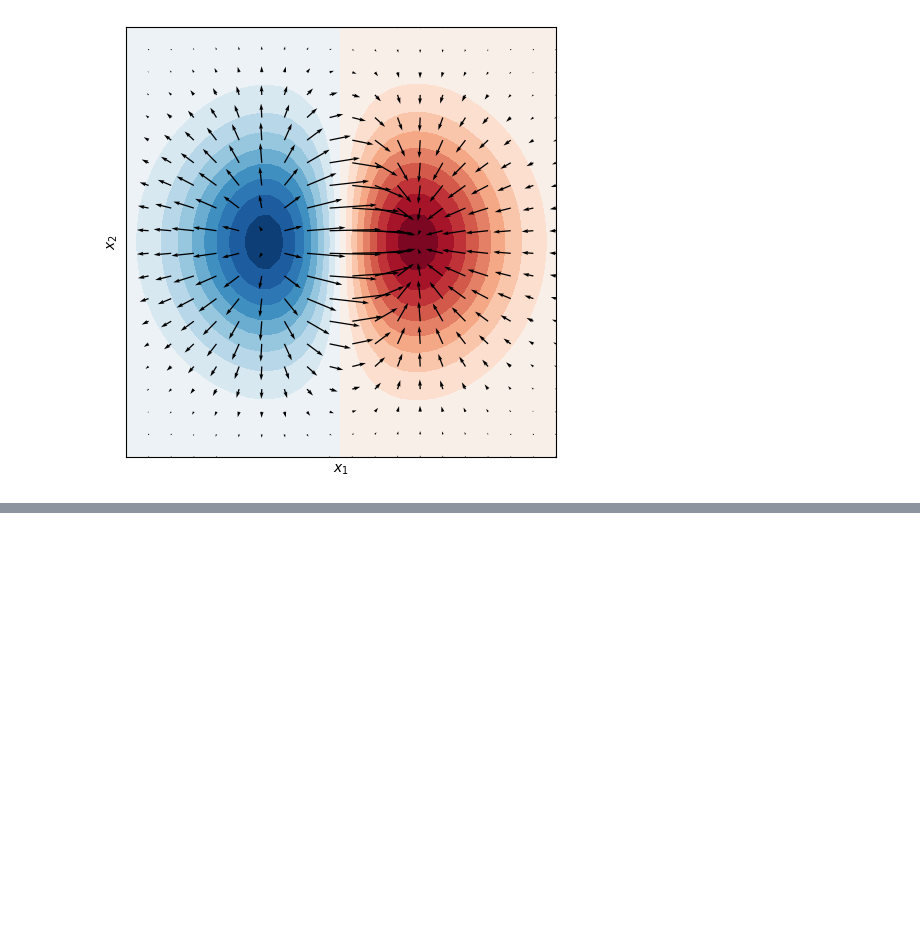
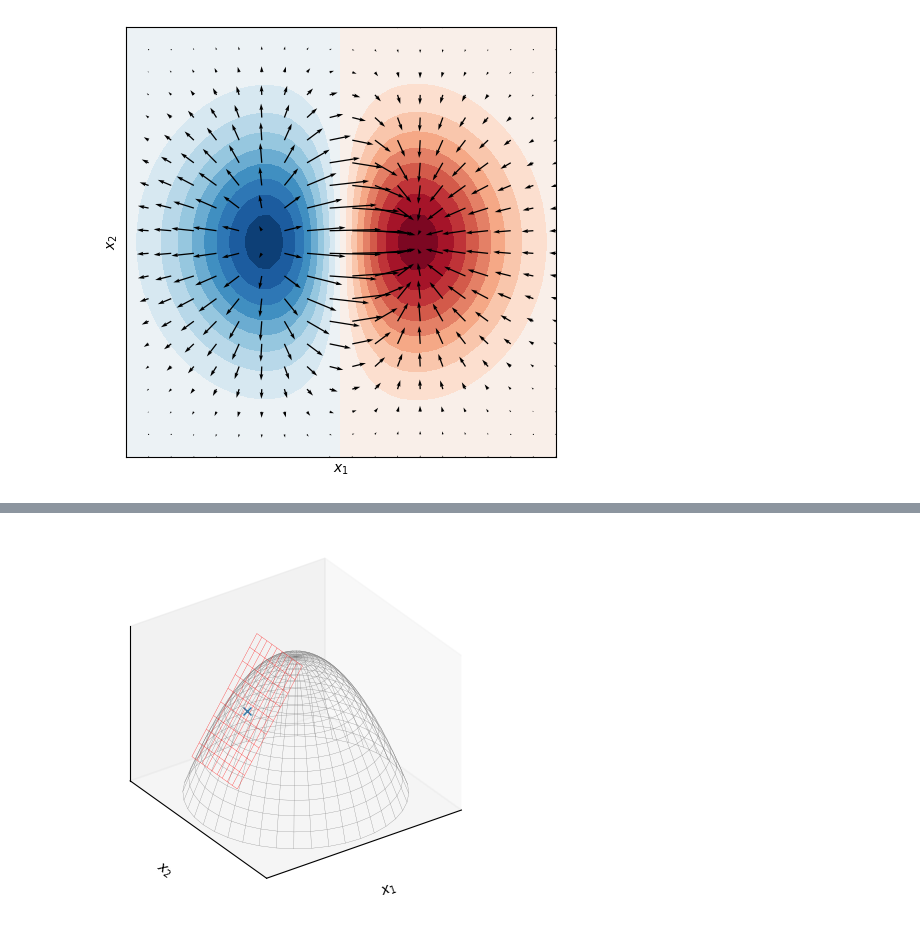
Before and after one commit to Arch-jyh/iris_books, a Jupyter notebook: book4/17.ipynb, the cells around one changed output, grey strips where cells are left out. Saved outputs shown, nothing was run; the diff lists cells and outputs as text; code cells hidden in the pictures; blank space fills up the shorter version.

```diff
--- a/book4/17.ipynb
+++ b/book4/17.ipynb
@@ -68,0 +114,36 @@ plt.tight_layout()  # 调整布局以适应图形窗口
+# %%
+p1,p2 = -1.5,0
+py = f_x_fcn(p1,p2)
+# %%
+xx1_,xx2_ = np.meshgrid(np.linspace(p1 - 1,p1 +1 ,10),
+                        np.linspace(p2 - 1,p2 +1,10))
+# %%
+ff_x = f_x_fcn(xx1,xx2)
+# %%
+tt_x = t_x_fcn(xx1_,xx2_,p1,p2)
+# %%
+fig = plt.figure()
+ax = plt.axes(projection = '3d')
+
+ax.plot_wireframe(xx1,xx2,ff_x,rstride = 1,
+                  cstride = 1,color= '0.5',
+                  linewidth = 0.2)
+
+ax.plot_wireframe(xx1_,xx2_,np.squeeze(tt_x),rstride = 1, #squeeze是去掉没有意义的维度
+                  cstride = 1,color = [1,0,0],
+                  linewidth = 0.2)
+ax.plot(p1,p2,py,'x')
+
+# 去除坐标轴刻度
+ax.xaxis.set_ticks([])  # 去除 x 轴刻度
+ax.yaxis.set_ticks([])  # 去除 y 轴刻度
+ax.zaxis.set_ticks([])  # 去除 z 轴刻度
+plt.xlim(-3, 3)  # 设置 x 轴范围
+plt.ylim(-3, 3)  # 设置 y 轴范围
+ax.view_init(30, -125)  # 设置视角角度
+ax.set_xlabel('$x_1$')  # 设置 x 轴标签
+ax.set_ylabel('$x_2$')  # 设置 y 轴标签
+ax.set_zlabel('$f(x_1,x_2)$')  # 设置 z 轴标签
+ax.set_proj_type('ortho')
+# %% [output]
+[figure, added]
```
Also changed, not shown: parts of 11 cells of this notebook, 1 other file.
